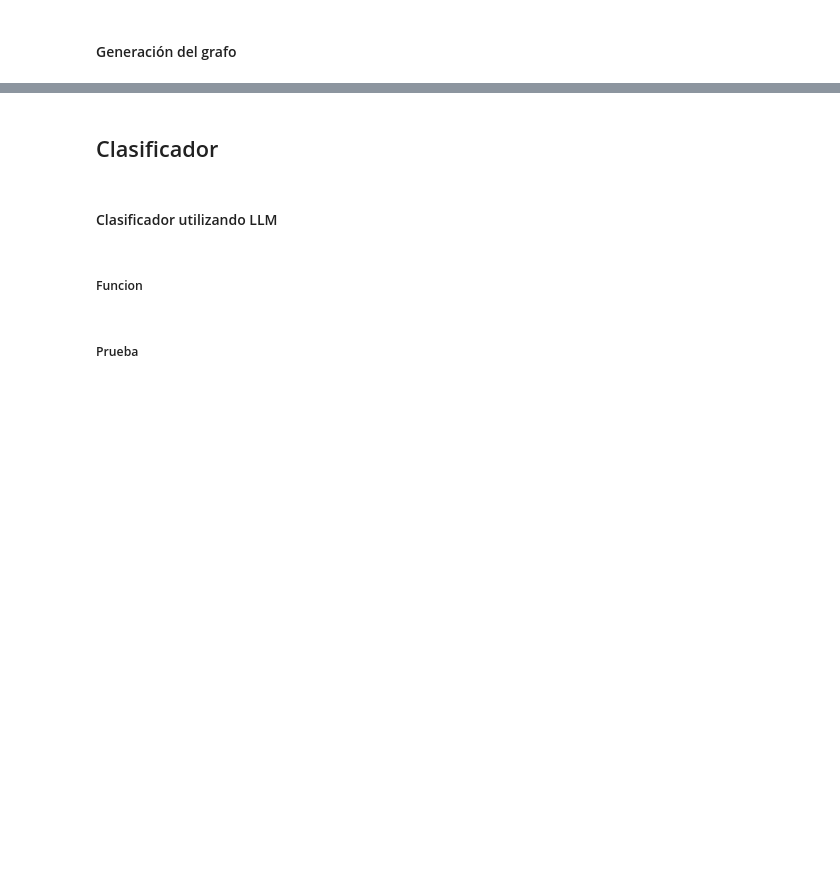
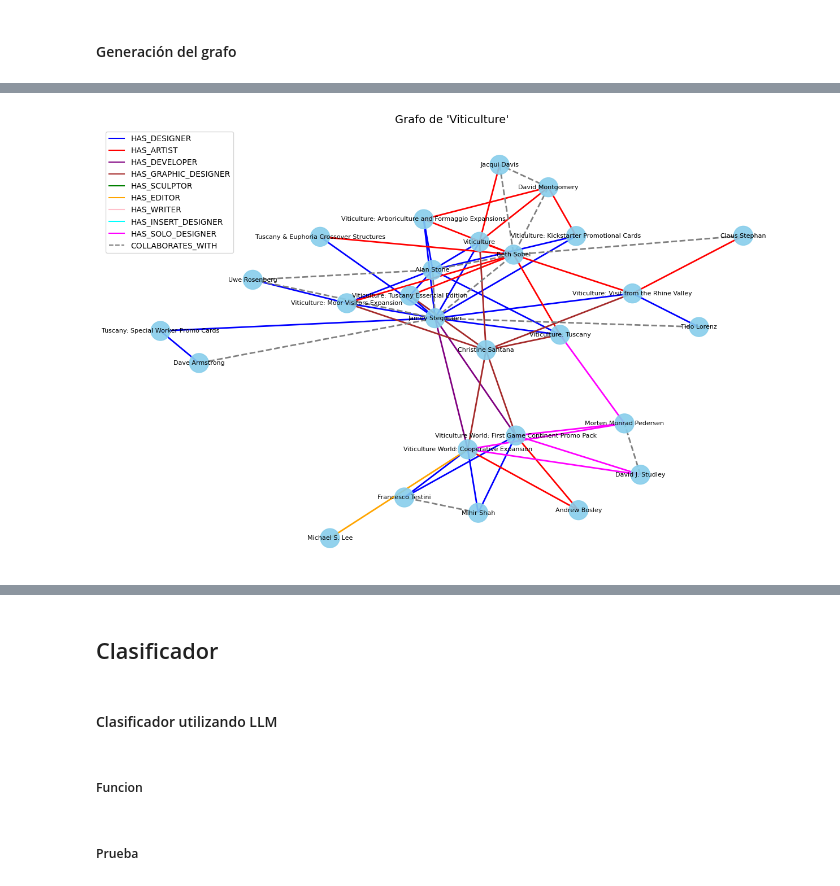
Before and after one commit to Prompt-Sopa/TUIA_NLP_ALSOP, a Jupyter notebook: TP2/NLP_TP2_ALSOP.ipynb, the cells around one changed output, grey strips where cells are left out. Cells and saved outputs as stored; diff of their text form; code cells hidden in the pictures; blank space fills up the shorter version.

Commit message:
Update: Grafo con Redis

```diff
--- a/TP2/NLP_TP2_ALSOP.ipynb
+++ b/TP2/NLP_TP2_ALSOP.ipynb
@@ -813,0 +935,82 @@ Juegos y expansiones en los que participó Jamey Stegmaier:
+# %%
+# Conexión a Redis
+redis_client = Redis(host="localhost", port=6379)
+G = Graph("credits", redis_client)
+
+# Recuperar todos los nodos y relaciones del grafo
+query = """
+MATCH (n)-[r]->(m)
+RETURN n.name, n.role, type(r), m.name
+"""
+result = G.query(query)
+
+# Crear un grafo de NetworkX
+graph = nx.Graph()
+
+# Construir el grafo en NetworkX
+for record in result.result_set:
+    source_name = record[0]
+    source_role = record[1]
+    edge_type = record[2]
+    target_name = record[3]
+
+    # Agregar nodos con sus atributos
+    graph.add_node(source_name, role=source_role)
+    graph.add_node(target_name)
+
+    # Agregar aristas con tipo de relación
+    graph.add_edge(source_name, target_name, relation=edge_type)
+
+# Posicionar los nodos para el gráfico
+pos = nx.spring_layout(graph, seed=42)  # Usar una disposición reproducible
+
+# Dibujar nodos (más pequeños para mejor visualización)
+plt.figure(figsize=(16, 10))
+node_colors = [
+    "yellow" if graph.nodes[node].get("role") == "Game" else "skyblue"
+    for node in graph.nodes()
+]
+nx.draw_networkx_nodes(graph, pos, node_color=node_colors, node_size=600, alpha=0.9)
+
+# Dibujar etiquetas de nodos
+nx.draw_networkx_labels(graph, pos, font_size=8, font_color="black")
+
+# Dibujar aristas según el tipo de relación
+edges = graph.edges(data=True)
+relation_colors = {
+    'HAS_DESIGNER': 'blue',
+    'HAS_ARTIST': 'red',
+    'HAS_DEVELOPER': 'purple',
+    'HAS_GRAPHIC_DESIGNER': 'brown',
+    'HAS_SCULPTOR': 'green',
+    'HAS_EDITOR': 'orange',
+    'HAS_WRITER': 'pink',
+    'HAS_INSERT_DESIGNER': 'cyan',
+    'HAS_SOLO_DESIGNER': 'magenta',
+    'COLLABORATES_WITH': 'gray'
+}
+
+# Dibujar las aristas según las relaciones
+for relation, color in relation_colors.items():
+    nx.draw_networkx_edges(
+        graph,
+        pos,
+        edgelist=[(u, v) for u, v, d in edges if d["relation"] == relation],
+        edge_color=color,
+        style="dashed" if relation == "COLLABORATES_WITH" else "solid",
+        width=2,
+    )
+
+# Crear leyenda
+legend_elements = [
+    mlines.Line2D([], [], color=color, label=relation, linestyle="dashed" if relation == "COLLABORATES_WITH" else "solid")
+    for relation, color in relation_colors.items()
+]
+plt.legend(handles=legend_elements, loc="upper left")
+
+# Configuración final
+plt.title("Grafo de 'Viticulture'", fontsize=14)
+plt.axis("off")
+plt.show()
+# %% [output]
+[figure, added]
```
Also changed, not shown: parts of 56 cells of this notebook, 1 other file.
